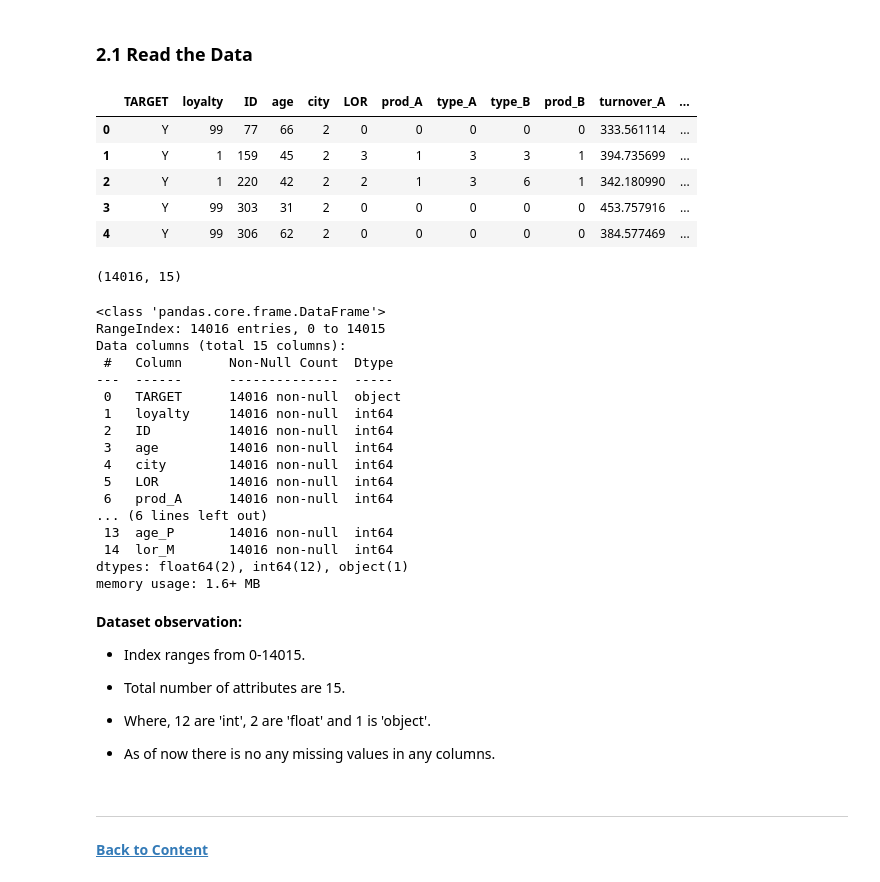
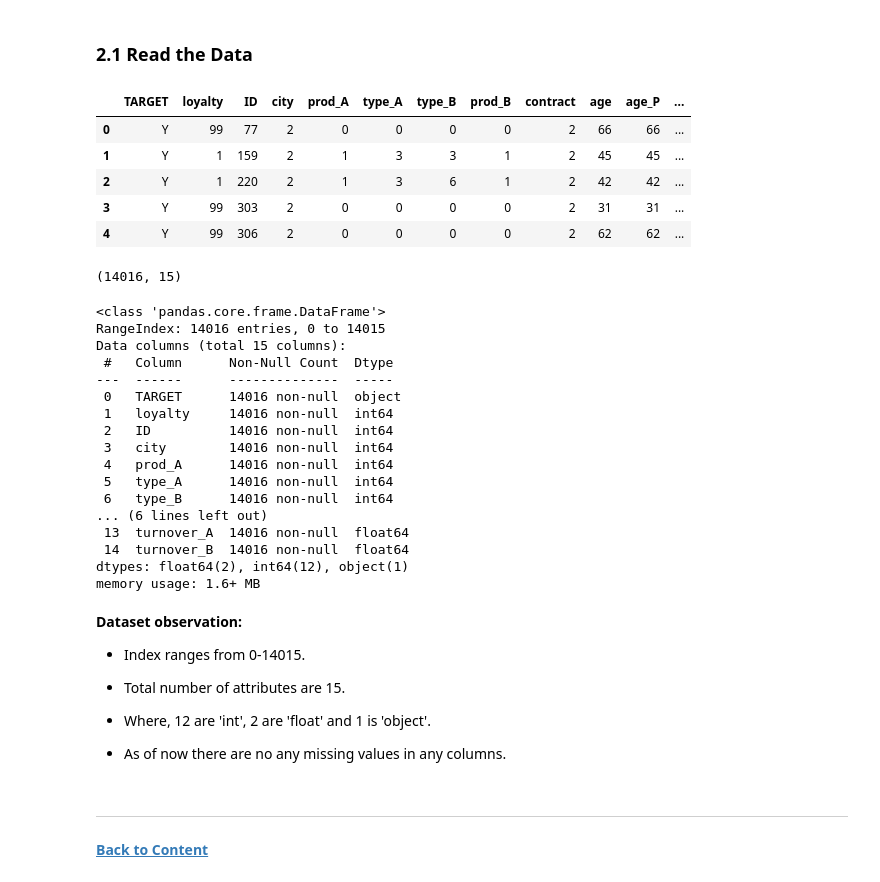
Before and after one commit to chetan5373/DAV-6150, a Jupyter notebook: M7_Assignment/C_Devarshi_M7_assn.ipynb, the cells around one changed output. Drawn from its saved outputs; the diff is of its cells as text; code cells hidden in the pictures.

```diff
--- a/M7_Assignment/C_Devarshi_M7_assn.ipynb
+++ b/M7_Assignment/C_Devarshi_M7_assn.ipynb
@@ -171,17 +170,42 @@ warnings.filterwarnings("ignore")
 # %%
 # Loading the data from the github repository DAV-6150.
 
+# Based on Domain knowledge assigning a proper data types to the columns while loading the data.
+column_types = {
+        'TARGET': object,
+        'loyalty': object,
+        'ID': 'int64',
+        'age': 'int64',
+        'city': object,
+        'LOR': 'int64',
+        'prod_A': object,
+        'type_A': object,
+        'type_B': object,
+        'prod_B': object,
+        'turnover_A': float,
+        'turnover_B': float,
+        'contract': object,
+        'age_P': 'int64',
+        'lor_M': 'int64'
+    }
+
 insurance_data = pd.read_csv("https://raw.githubusercontent.com/chetan5373/DAV-6150/refs/heads/main/M7_Assignment/M7_Data.csv")
+
+# Reorder the DataFrame columns.
+insurance_data = insurance_data[['TARGET', 'loyalty', 'ID', 'city', 'prod_A', 'type_A', 'type_B', 'prod_B', 'contract',
+                   'age', 'age_P', 'lor_M', 'LOR', 'turnover_A', 'turnover_B']]
+
+# Making a copy of the dataset.
 df = insurance_data.copy()
 
 df.head()
 # %% [output]
-|  | TARGET | loyalty | ID | age | city | LOR | prod_A | type_A | type_B | prod_B | turnover_A | ... |
-| 0 | Y | 99 | 77 | 66 | 2 | 0 | 0 | 0 | 0 | 0 | 333.561114 | ... |
-| 1 | Y | 1 | 159 | 45 | 2 | 3 | 1 | 3 | 3 | 1 | 394.735699 | ... |
-| 2 | Y | 1 | 220 | 42 | 2 | 2 | 1 | 3 | 6 | 1 | 342.180990 | ... |
-| 3 | Y | 99 | 303 | 31 | 2 | 0 | 0 | 0 | 0 | 0 | 453.757916 | ... |
-| 4 | Y | 99 | 306 | 62 | 2 | 0 | 0 | 0 | 0 | 0 | 384.577469 | ... |
+|  | TARGET | loyalty | ID | city | prod_A | type_A | type_B | prod_B | contract | age | age_P | ... |
+| 0 | Y | 99 | 77 | 2 | 0 | 0 | 0 | 0 | 2 | 66 | 66 | ... |
+| 1 | Y | 1 | 159 | 2 | 1 | 3 | 3 | 1 | 2 | 45 | 45 | ... |
+| 2 | Y | 1 | 220 | 2 | 1 | 3 | 6 | 1 | 2 | 42 | 42 | ... |
+| 3 | Y | 99 | 303 | 2 | 0 | 0 | 0 | 0 | 2 | 31 | 31 | ... |
+| 4 | Y | 99 | 306 | 2 | 0 | 0 | 0 | 0 | 2 | 62 | 62 | ... |
 # %%
 # Identifing how many rows and columns the dataframe consist of.
 
@@ -201,13 +225,13 @@ Data columns (total 15 columns):
  0   TARGET      14016 non-null  object
  1   loyalty     14016 non-null  int64
  2   ID          14016 non-null  int64
- 3   age         14016 non-null  int64
- 4   city        14016 non-null  int64
- 5   LOR         14016 non-null  int64
- 6   prod_A      14016 non-null  int64
+ 3   city        14016 non-null  int64
+ 4   prod_A      14016 non-null  int64
+ 5   type_A      14016 non-null  int64
+ 6   type_B      14016 non-null  int64
 ... (6 lines left out)
- 13  age_P       14016 non-null  int64
- 14  lor_M       14016 non-null  int64
+ 13  turnover_A  14016 non-null  float64
+ 14  turnover_B  14016 non-null  float64
 dtypes: float64(2), int64(12), object(1)
 memory usage: 1.6+ MB
 # %% [markdown]
@@ -221,7 +245,7 @@ memory usage: 1.6+ MB
 
 - Where, 12 are 'int', 2 are 'float' and 1 is 'object'.
 
-- As of now there is no any missing values in any columns.
+- As of now there are no any missing values in any columns.
 # %% [markdown]
 ----
 
```
Also changed, not shown: parts of 111 cells of this notebook, 2 other files.
